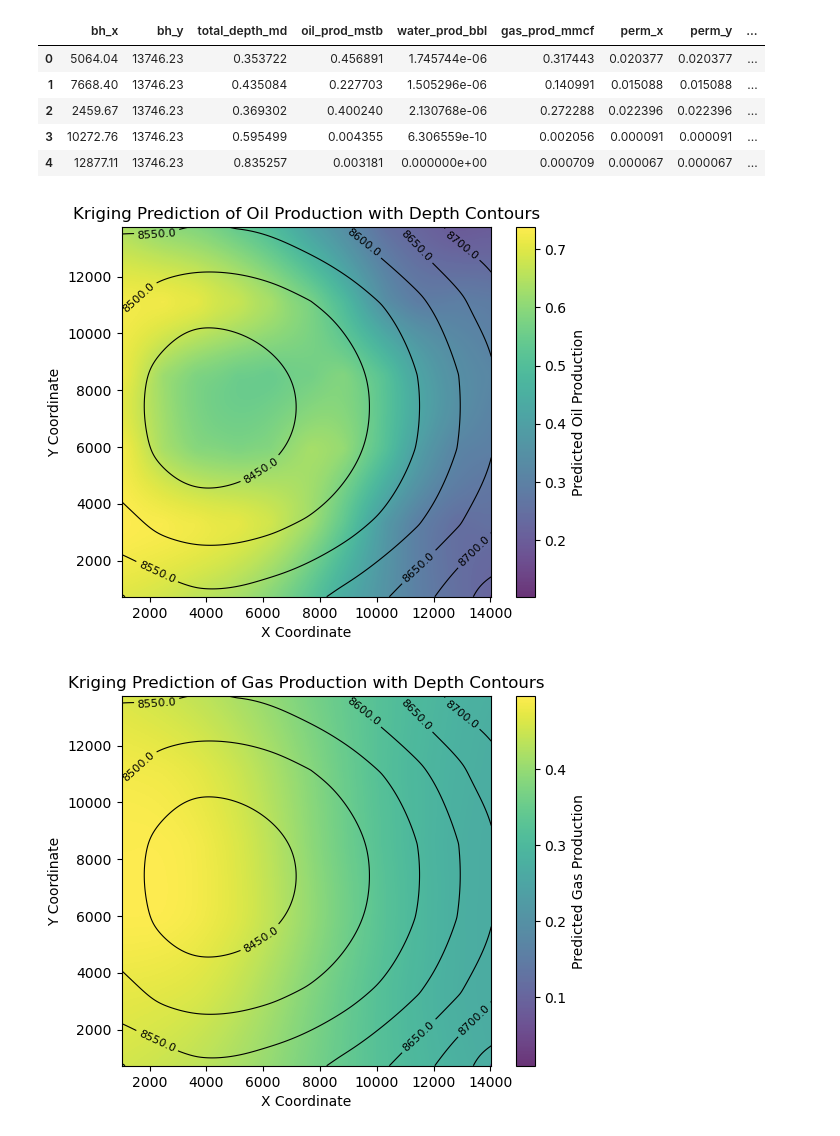
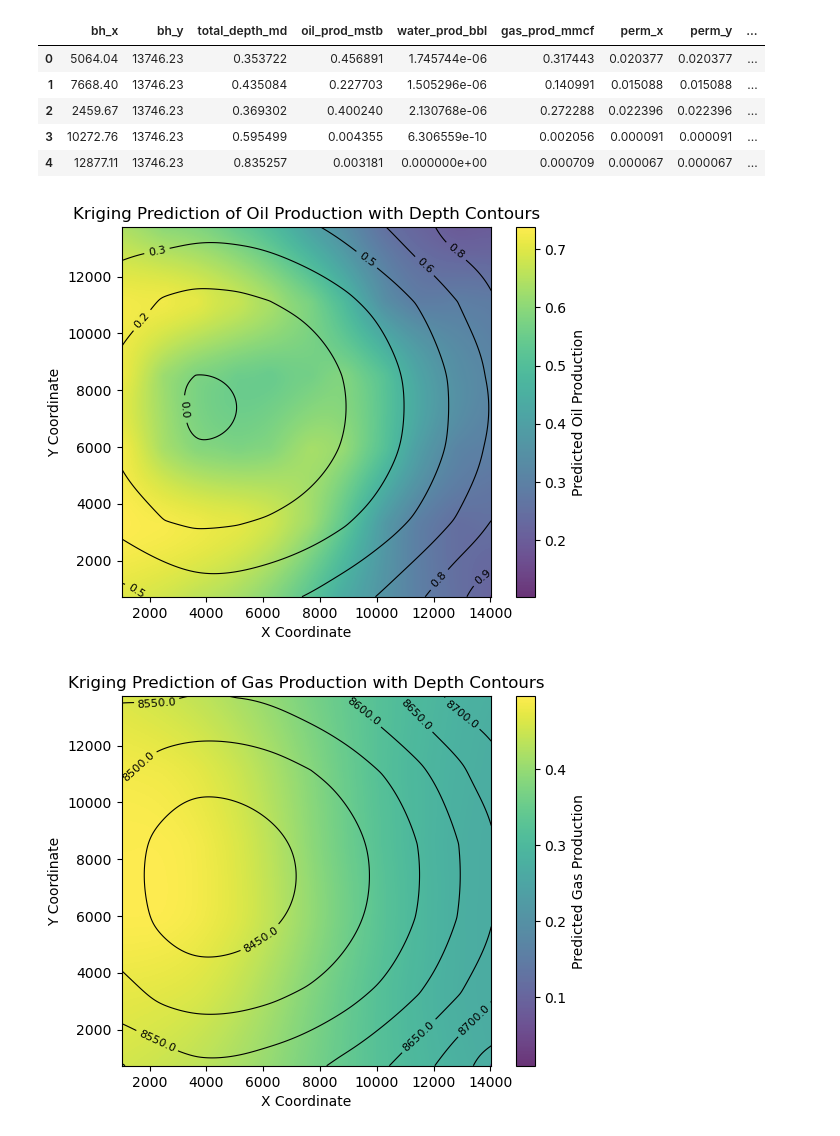
Before and after one commit to elnflores/NSC-325-Sweet-Spot-Identification, a Jupyter notebook: Exploratory.ipynb, the cells around one changed output. Cells and saved outputs as stored; diff of their text form; code cells hidden in the pictures.

```diff
--- a/Exploratory.ipynb
+++ b/Exploratory.ipynb
@@ -379,35 +371,35 @@ df_scaled.head()
 # Kriging interpolation and contour plotting (Oil Production)
 # Coordinates and variables
 x = df['bh_x']
 y = df['bh_y']
 oil_prod = df_scaled['oil_prod_mstb']    # For prediction surface
-depth = df['total_depth_md']      # For contour lines
+depth = df_scaled['total_depth_md']      # For contour lines
 
 # Create interpolation grid
 grid_x, grid_y = np.mgrid[x.min():x.max():200j, y.min():y.max():200j]
 
 # Kriging interpolation for oil production
 OK_oil = OrdinaryKriging(x, y, oil_prod, variogram_model='linear')
 z_oil_pred, ss_oil = OK_oil.execute('grid', grid_x[:,0], grid_y[0,:])
 
 # Kriging interpolation for depth (to get smooth contour lines)
 OK_depth = OrdinaryKriging(x, y, depth, variogram_model='linear')
 z_depth_pred, ss_depth = OK_depth.execute('grid', grid_x[:,0], grid_y[0,:])
 
 # Plot oil production predicted surface
 plt.imshow(z_oil_pred, extent=(x.min(), x.max(), y.min(), y.max()), origin='lower', alpha=0.8)
 plt.colorbar(label='Predicted Oil Production')
 
 # Overlay contour lines of depth
 contour = plt.contour(grid_x[:,0], grid_y[0,:], z_depth_pred, colors='black', linewidths=0.8)
 plt.clabel(contour, inline=True, fontsize=8, fmt='%1.1f')
 
 plt.title('Kriging Prediction of Oil Production with Depth Contours')
 plt.xlabel('X Coordinate')
 plt.ylabel('Y Coordinate')
 plt.show()
 # %% [output]
-[figure, old version]
+[figure, new version]
 # %%
 # Kriging interpolation and contour plotting (Gas Production)
 # Coordinates and variables
```
Also changed, not shown: parts of 42 cells of this notebook.
